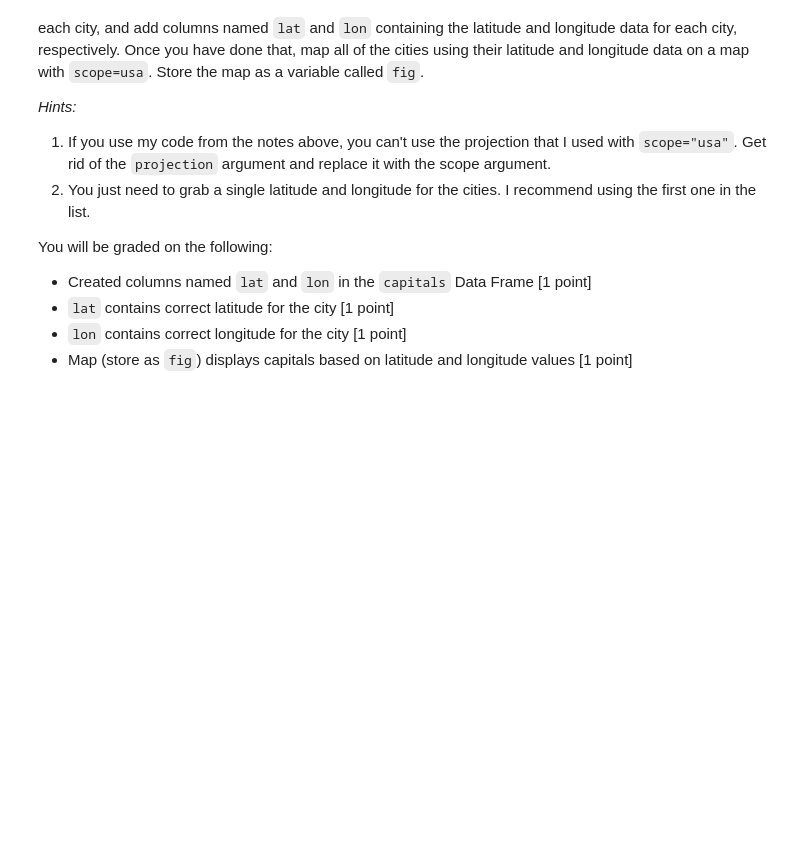
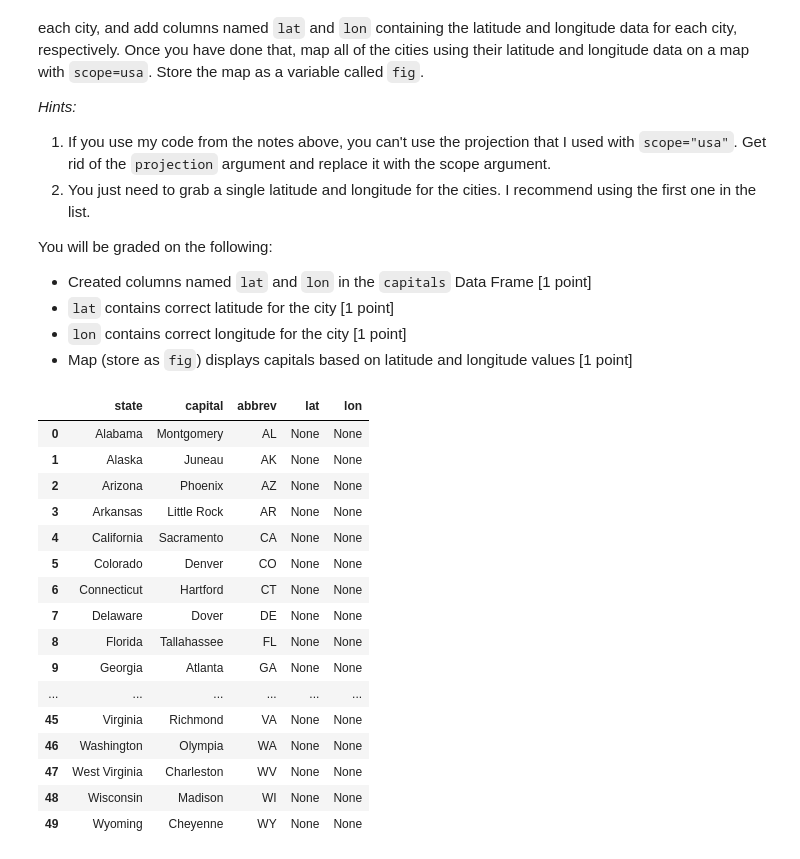
Before and after one commit to animaupadhyay12/econ8320-assignment-09, a Jupyter notebook: Lesson.ipynb, the cells around one changed output. Saved outputs shown, nothing was run; the diff lists cells and outputs as text; code cells hidden in the pictures; blank space fills up the shorter version.

```diff
--- a/Lesson.ipynb
+++ b/Lesson.ipynb
@@ -417,44 +417,85 @@ capitals = pd.DataFrame([["Alabama","Montgomery","AL"],
 ["North Carolina","Raleigh","NC"],
 ["North Dakota","Bismarck","ND"],
 ["Ohio","Columbus","OH"],
 ["Oklahoma","Oklahoma City","OK"],
 ["Oregon","Salem","OR"],
 ["Pennsylvania","Harrisburg","PA"],
 ["Rhode Island","Providence","RI"],
 ["South Carolina","Columbia","SC"],
 ["South Dakota","Pierre","SD"],
 ["Tennessee","Nashville","TN"],
 ["Texas","Austin","TX"],
 ["Utah","Salt Lake City","UT"],
 ["Vermont","Montpelier","VT"],
 ["Virginia","Richmond","VA"],
 ["Washington","Olympia","WA"],
 ["West Virginia","Charleston","WV"],
 ["Wisconsin","Madison","WI"],
 ["Wyoming","Cheyenne","WY"]], columns = ['state', 'capital', 'abbrev'])
 
 ###
 ### PUT YOUR CODE HERE. FEEL FREE TO USE THE PLOTTING COMMAND BELOW TO COMPLETE THE ASSIGNMENT
 ###
 
-def get_lat_lon(abbrev, city):
-    try:
-        response = requests.get(f"https://api.zippopotam.us/us/%7Babbrev%7D/%7Bcity%7D")
+def get_lat_lon(city, state):
+    url = f"http://api.zippopotam.us/us/{state}/{city}"
+    response = requests.get(url)
+    if response.status_code == 200:
         data = response.json()
-        lat = data['places'][0]['latitude']
-        lon = data['places'][0]['longitude']
+        # Extract the first latitude and longitude available
+        lat = float(data['places'][0]['latitude'])
+        lon = float(data['places'][0]['longitude'])
         return lat, lon
-    except:
+    else:
         return None, None
 
-latitude = []
-longitude = []
+# Lists to hold latitude and longitude data
+latitudes = []
+longitudes = []
 
+# Iterate through the DataFrame to get lat/lon for each city
 for index, row in capitals.iterrows():
-    abbrev = row['abbrev']
-    city = row['capital']
-    lat, lon = get_lat_lon(abbrev.lower(), city.lower())
-    latitude.append(lat)
-    longitude.append(lon)
+    city = row['capital'].replace(" ", "%20")  # Encode city names for URL
+    state = row['state']
+    lat, lon = get_lat_lon(city, state)
+    latitudes.append(lat)
+    longitudes.append(lon)
 
-# fig = px.scatter_geo(capitals, 'lat', 'lon', hover_data=['state', 'capital'], scope="usa")
+    # Adding a delay between API requests to avoid overloading the service
+    # time.sleep(1)
+
+# Add the lat and lon columns to the DataFrame
+capitals['lat'] = latitudes
+capitals['lon'] = longitudes
+
+capitals
+
+# Step 3: Map the capital cities on a map of the USA
+# fig = px.scatter_geo(
+#     capitals,
+#     lat='lat',
+#     lon='lon',
+#     hover_name='city',
+#     scope='usa'
+# )
+
+# # Display the map (stored as fig)
+# fig.show()
+# %% [output]
+|  | state | capital | abbrev | lat | lon |
+| 0 | Alabama | Montgomery | AL | None | None |
+| 1 | Alaska | Juneau | AK | None | None |
+| 2 | Arizona | Phoenix | AZ | None | None |
+| 3 | Arkansas | Little Rock | AR | None | None |
+| 4 | California | Sacramento | CA | None | None |
+| 5 | Colorado | Denver | CO | None | None |
+| 6 | Connecticut | Hartford | CT | None | None |
+| 7 | Delaware | Dover | DE | None | None |
+| 8 | Florida | Tallahassee | FL | None | None |
+| 9 | Georgia | Atlanta | GA | None | None |
+| ... | ... | ... | ... | ... | ... |
+| 45 | Virginia | Richmond | VA | None | None |
+| 46 | Washington | Olympia | WA | None | None |
+| 47 | West Virginia | Charleston | WV | None | None |
+| 48 | Wisconsin | Madison | WI | None | None |
+| 49 | Wyoming | Cheyenne | WY | None | None |
```
